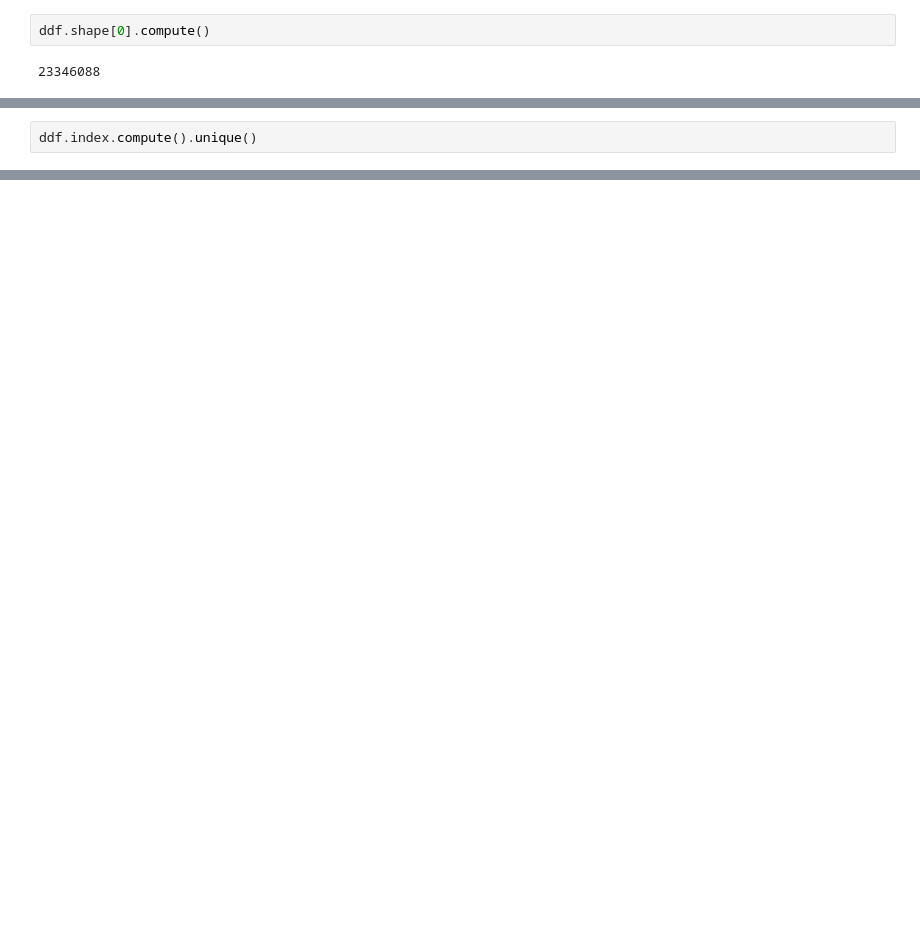
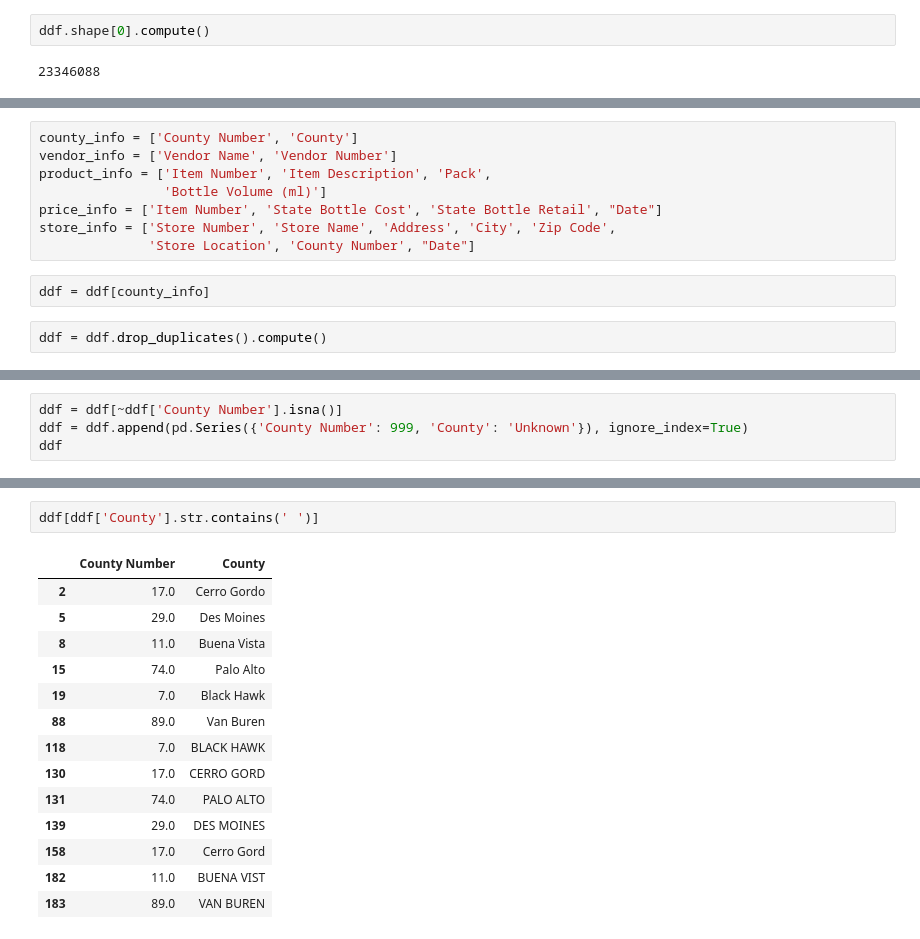
Before and after one commit to saudino480/liquor_capstone_ex, a Jupyter notebook: split_db.ipynb, the cells around one changed output, grey strips where cells are left out. Saved outputs shown, nothing was run; the diff lists cells and outputs as text; blank space fills up the shorter version.

```diff
--- a/split_db.ipynb
+++ b/split_db.ipynb
@@ -35,2 +29,12 @@ Name: Date, Length: 23346088, dtype: object
+# %%
+county_info = ['County Number', 'County']
+vendor_info = ['Vendor Name', 'Vendor Number']
+product_info = ['Item Number', 'Item Description', 'Pack',
+                'Bottle Volume (ml)']
+price_info = ['Item Number', 'State Bottle Cost', 'State Bottle Retail', "Date"]
+store_info = ['Store Number', 'Store Name', 'Address', 'City', 'Zip Code',
+              'Store Location', 'County Number', "Date"]
+# %%
+ddf = ddf[county_info]
 # %%
-ddf.index.compute().unique()
+ddf = ddf.drop_duplicates().compute()
@@ -52,0 +51,4 @@ Int64Index([    0,     1,     2,     3,     4,     5,     6,     7,     8,
+# %%
+ddf = ddf[~ddf['County Number'].isna()]
+ddf = ddf.append(pd.Series({'County Number': 999, 'County': 'Unknown'}), ignore_index=True)
+ddf
@@ -52,0 +75,17 @@ Int64Index([    0,     1,     2,     3,     4,     5,     6,     7,     8,
+# %%
+ddf[ddf['County'].str.contains(' ')]
+# %% [output]
+|  | County Number | County |
+| 2 | 17.0 | Cerro Gordo |
+| 5 | 29.0 | Des Moines |
+| 8 | 11.0 | Buena Vista |
+| 15 | 74.0 | Palo Alto |
+| 19 | 7.0 | Black Hawk |
+| 88 | 89.0 | Van Buren |
+| 118 | 7.0 | BLACK HAWK |
+| 130 | 17.0 | CERRO GORD |
+| 131 | 74.0 | PALO ALTO |
+| 139 | 29.0 | DES MOINES |
+| 158 | 17.0 | Cerro Gord |
+| 182 | 11.0 | BUENA VIST |
+| 183 | 89.0 | VAN BUREN |
```
Also changed, not shown: parts of 73 cells of this notebook, 1 other file.
